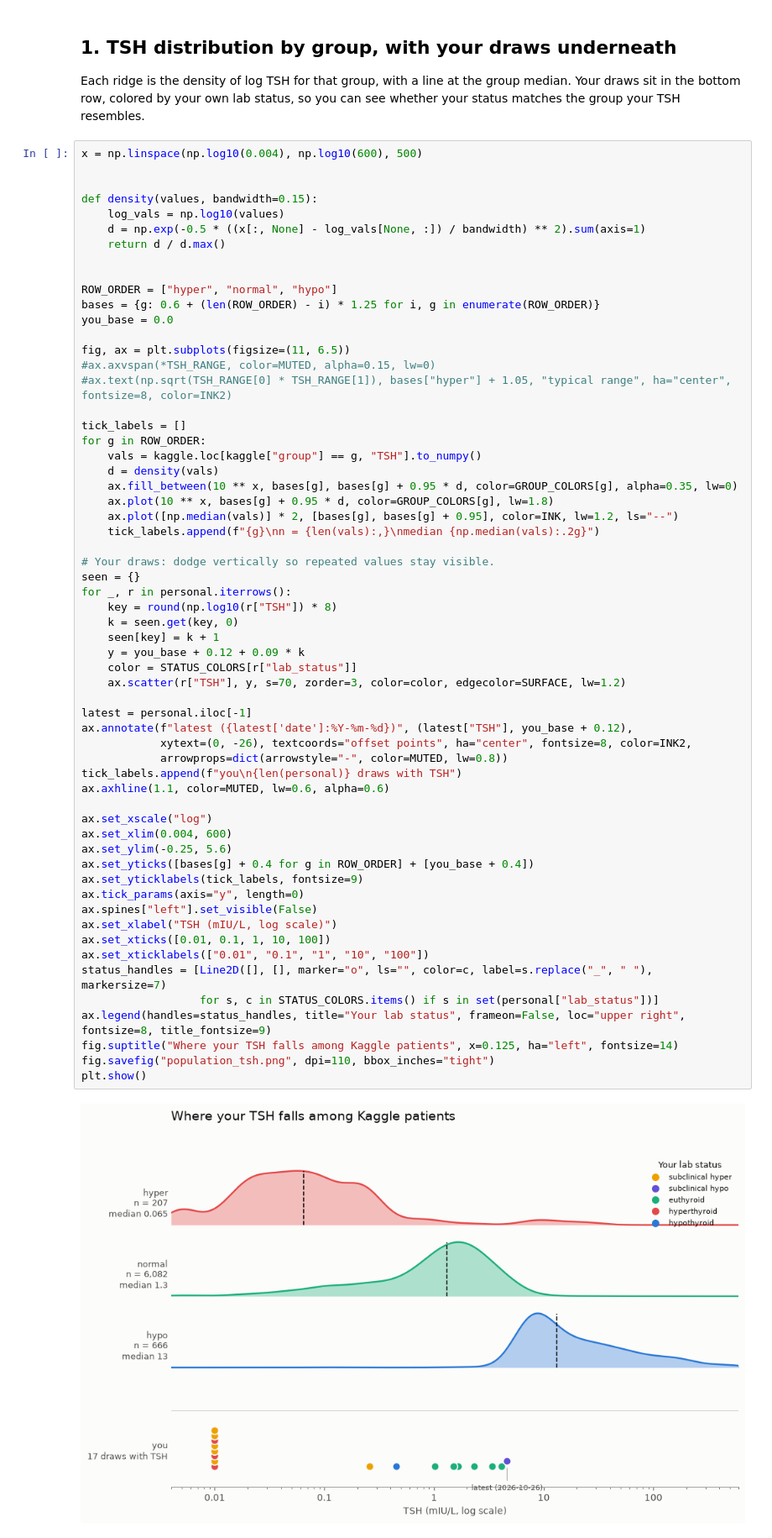
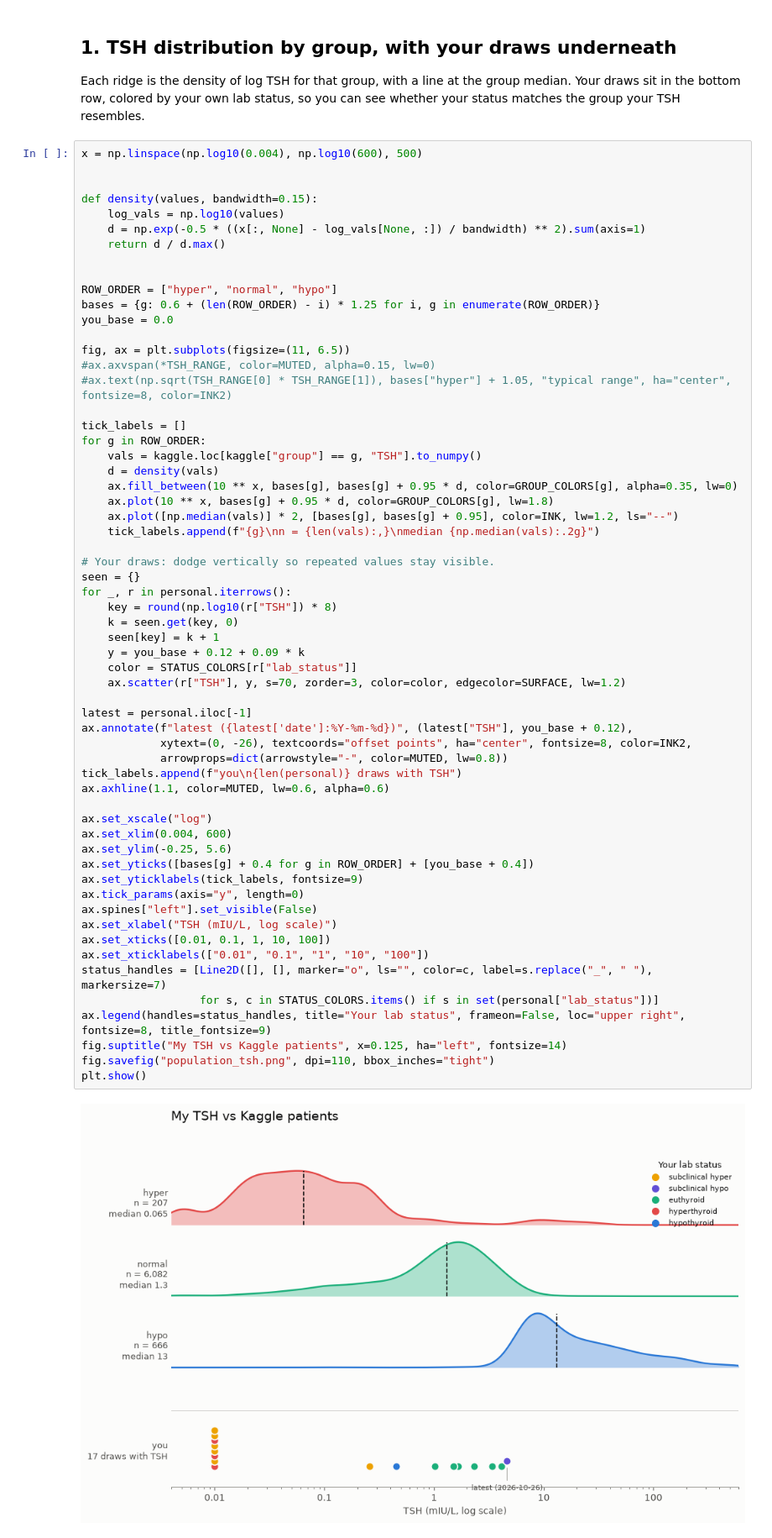
Before and after one commit to DSC-209R-Thyroid-Visualization/Thyroid-Disease-Health, a Jupyter notebook: jpolizzi/population_comparison_prototype.ipynb, the cells around one changed output. Shown at 84% size. Saved outputs shown, nothing was run; the diff lists cells and outputs as text.

```diff
--- a/jpolizzi/population_comparison_prototype.ipynb
+++ b/jpolizzi/population_comparison_prototype.ipynb
@@ -79,32 +79,32 @@ for _, r in personal.iterrows():
     key = round(np.log10(r["TSH"]) * 8)
     k = seen.get(key, 0)
     seen[key] = k + 1
     y = you_base + 0.12 + 0.09 * k
     color = STATUS_COLORS[r["lab_status"]]
     ax.scatter(r["TSH"], y, s=70, zorder=3, color=color, edgecolor=SURFACE, lw=1.2)
 
 latest = personal.iloc[-1]
 ax.annotate(f"latest ({latest['date']:%Y-%m-%d})", (latest["TSH"], you_base + 0.12),
             xytext=(0, -26), textcoords="offset points", ha="center", fontsize=8, color=INK2,
             arrowprops=dict(arrowstyle="-", color=MUTED, lw=0.8))
 tick_labels.append(f"you\n{len(personal)} draws with TSH")
 ax.axhline(1.1, color=MUTED, lw=0.6, alpha=0.6)
 
 ax.set_xscale("log")
 ax.set_xlim(0.004, 600)
 ax.set_ylim(-0.25, 5.6)
 ax.set_yticks([bases[g] + 0.4 for g in ROW_ORDER] + [you_base + 0.4])
 ax.set_yticklabels(tick_labels, fontsize=9)
 ax.tick_params(axis="y", length=0)
 ax.spines["left"].set_visible(False)
 ax.set_xlabel("TSH (mIU/L, log scale)")
 ax.set_xticks([0.01, 0.1, 1, 10, 100])
 ax.set_xticklabels(["0.01", "0.1", "1", "10", "100"])
 status_handles = [Line2D([], [], marker="o", ls="", color=c, label=s.replace("_", " "), markersize=7)
                   for s, c in STATUS_COLORS.items() if s in set(personal["lab_status"])]
 ax.legend(handles=status_handles, title="Your lab status", frameon=False, loc="upper right", fontsize=8, title_fontsize=9)
-fig.suptitle("Where your TSH falls among Kaggle patients", x=0.125, ha="left", fontsize=14)
+fig.suptitle("My TSH vs Kaggle patients", x=0.125, ha="left", fontsize=14)
 fig.savefig("population_tsh.png", dpi=110, bbox_inches="tight")
 plt.show()
 # %% [output]
-[figure, old version]
+[figure, new version]
```
